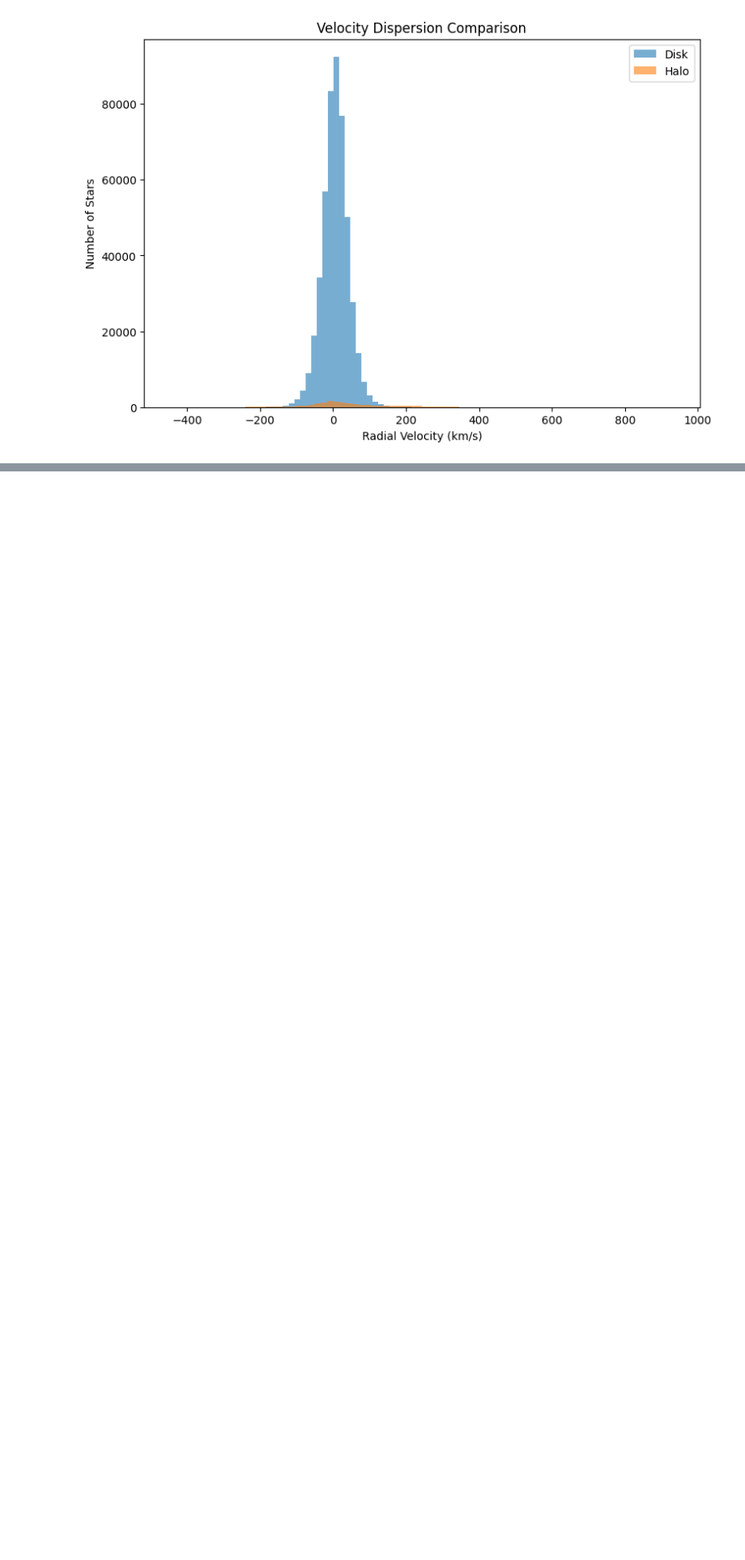
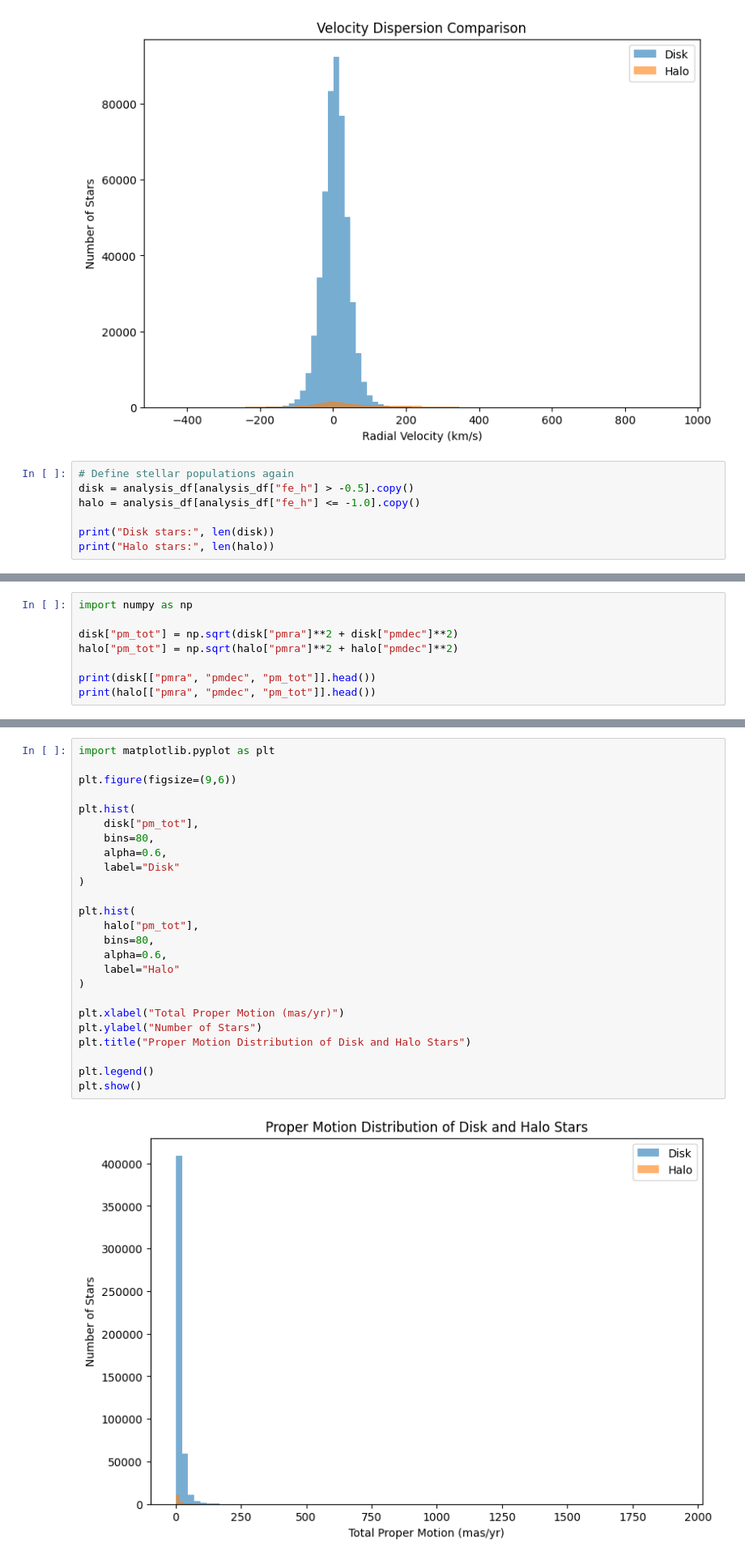
Before and after one commit to AndrewwwC4/PHYS-2116-Computational-Assessment, a Jupyter notebook: analysis.ipynb, the cells around one changed output, grey strips where cells are left out. Shown at 81% size. Cells and saved outputs as stored; diff of their text form; blank space fills up the shorter version.

```diff
--- a/analysis.ipynb
+++ b/analysis.ipynb
@@ -323,3 +323,10 @@ plt.legend()
 plt.show()
 # %% [output]
 [figure]
+# %%
+# Define stellar populations again
+disk = analysis_df[analysis_df["fe_h"] > -0.5].copy()
+halo = analysis_df[analysis_df["fe_h"] <= -1.0].copy()
+
+print("Disk stars:", len(disk))
+print("Halo stars:", len(halo))
@@ -325,0 +336,8 @@ plt.show()
+# %%
+import numpy as np
+
+disk["pm_tot"] = np.sqrt(disk["pmra"]**2 + disk["pmdec"]**2)
+halo["pm_tot"] = np.sqrt(halo["pmra"]**2 + halo["pmdec"]**2)
+
+print(disk[["pmra", "pmdec", "pm_tot"]].head())
+print(halo[["pmra", "pmdec", "pm_tot"]].head())
@@ -325,0 +357,27 @@ plt.show()
+# %%
+import matplotlib.pyplot as plt
+
+plt.figure(figsize=(9,6))
+
+plt.hist(
+    disk["pm_tot"],
+    bins=80,
+    alpha=0.6,
+    label="Disk"
+)
+
+plt.hist(
+    halo["pm_tot"],
+    bins=80,
+    alpha=0.6,
+    label="Halo"
+)
+
+plt.xlabel("Total Proper Motion (mas/yr)")
+plt.ylabel("Number of Stars")
+plt.title("Proper Motion Distribution of Disk and Halo Stars")
+
+plt.legend()
+plt.show()
+# %% [output]
+[figure, added]
```
Also changed, not shown: parts of 3 cells of this notebook.
